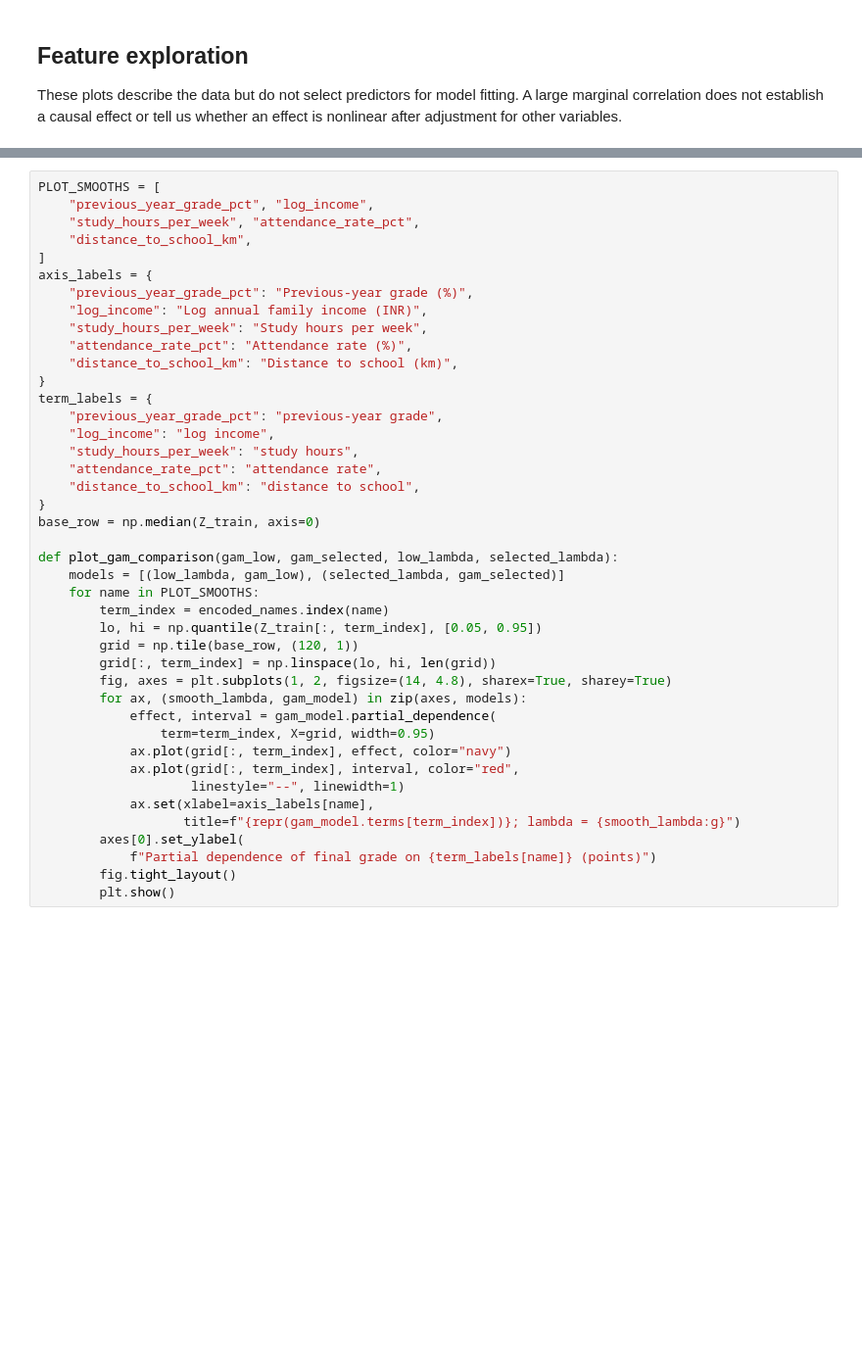
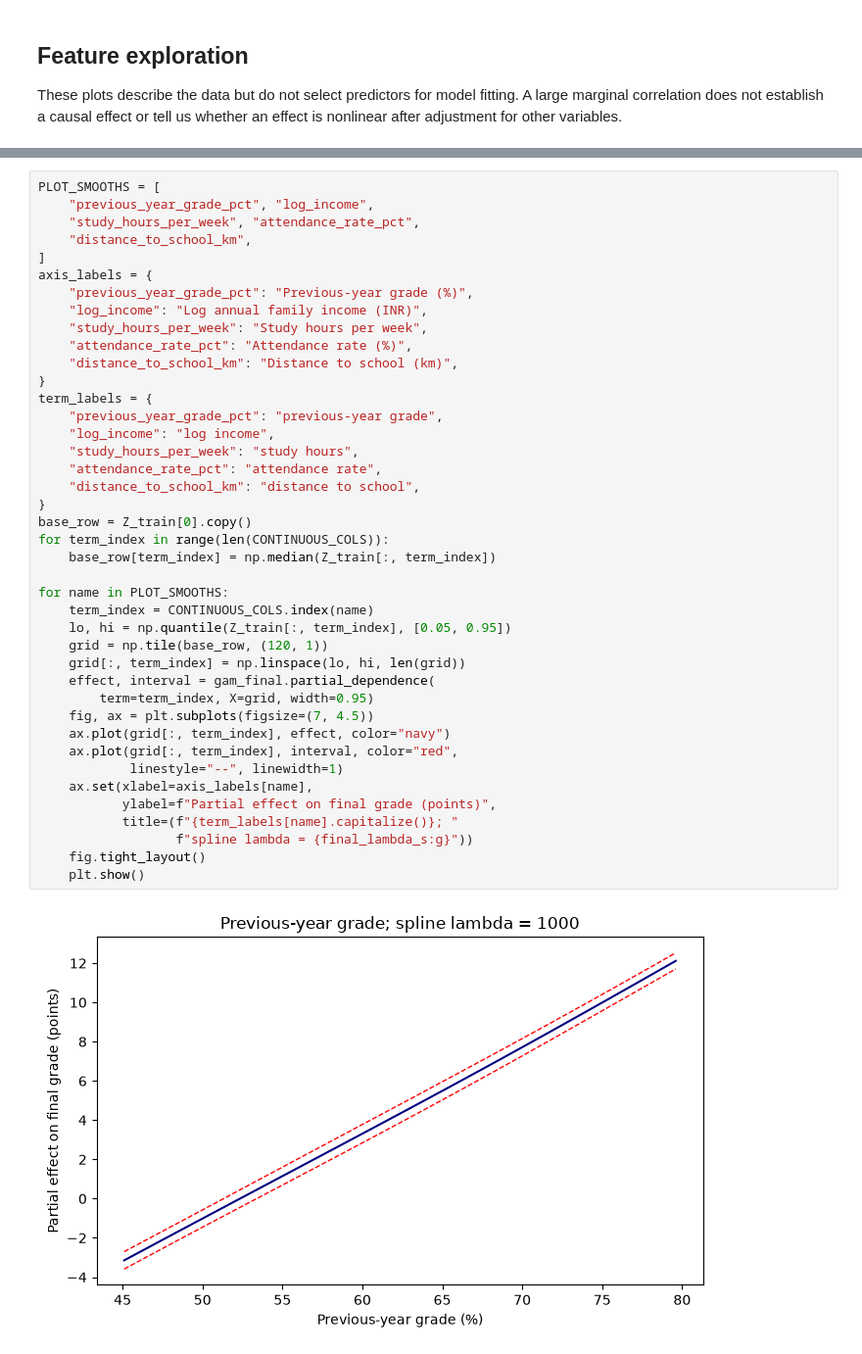
Before and after one commit to ZhangAnli/ST5227-Course-Project, a Jupyter notebook: Project-GAMs.ipynb, the cells around one changed output, grey strips where cells are left out. Shown at 98% size. Saved outputs shown, nothing was run; the diff lists cells and outputs as text; blank space fills up the shorter version.

```diff
--- a/Project-GAMs.ipynb
+++ b/Project-GAMs.ipynb
@@ -479,42 +522,43 @@ Each figure compares the finite GAM chosen from the original grid (lambda = 10,0
 # %%
 PLOT_SMOOTHS = [
     "previous_year_grade_pct", "log_income",
     "study_hours_per_week", "attendance_rate_pct",
     "distance_to_school_km",
 ]
 axis_labels = {
     "previous_year_grade_pct": "Previous-year grade (%)",
     "log_income": "Log annual family income (INR)",
     "study_hours_per_week": "Study hours per week",
     "attendance_rate_pct": "Attendance rate (%)",
     "distance_to_school_km": "Distance to school (km)",
 }
 term_labels = {
     "previous_year_grade_pct": "previous-year grade",
     "log_income": "log income",
     "study_hours_per_week": "study hours",
     "attendance_rate_pct": "attendance rate",
     "distance_to_school_km": "distance to school",
 }
-base_row = np.median(Z_train, axis=0)
+base_row = Z_train[0].copy()
+for term_index in range(len(CONTINUOUS_COLS)):
+    base_row[term_index] = np.median(Z_train[:, term_index])
 
-def plot_gam_comparison(gam_low, gam_selected, low_lambda, selected_lambda):
-    models = [(low_lambda, gam_low), (selected_lambda, gam_selected)]
-    for name in PLOT_SMOOTHS:
-        term_index = encoded_names.index(name)
-        lo, hi = np.quantile(Z_train[:, term_index], [0.05, 0.95])
-        grid = np.tile(base_row, (120, 1))
-        grid[:, term_index] = np.linspace(lo, hi, len(grid))
-        fig, axes = plt.subplots(1, 2, figsize=(14, 4.8), sharex=True, sharey=True)
-        for ax, (smooth_lambda, gam_model) in zip(axes, models):
-            effect, interval = gam_model.partial_dependence(
-                term=term_index, X=grid, width=0.95)
-            ax.plot(grid[:, term_index], effect, color="navy")
-            ax.plot(grid[:, term_index], interval, color="red",
-                    linestyle="--", linewidth=1)
-            ax.set(xlabel=axis_labels[name],
-                   title=f"{repr(gam_model.terms[term_index])}; lambda = {smooth_lambda:g}")
-        axes[0].set_ylabel(
-            f"Partial dependence of final grade on {term_labels[name]} (points)")
-        fig.tight_layout()
-        plt.show()
+for name in PLOT_SMOOTHS:
+    term_index = CONTINUOUS_COLS.index(name)
+    lo, hi = np.quantile(Z_train[:, term_index], [0.05, 0.95])
+    grid = np.tile(base_row, (120, 1))
+    grid[:, term_index] = np.linspace(lo, hi, len(grid))
+    effect, interval = gam_final.partial_dependence(
+        term=term_index, X=grid, width=0.95)
+    fig, ax = plt.subplots(figsize=(7, 4.5))
+    ax.plot(grid[:, term_index], effect, color="navy")
+    ax.plot(grid[:, term_index], interval, color="red",
+            linestyle="--", linewidth=1)
+    ax.set(xlabel=axis_labels[name],
+           ylabel=f"Partial effect on final grade (points)",
+           title=(f"{term_labels[name].capitalize()}; "
+                  f"spline lambda = {final_lambda_s:g}"))
+    fig.tight_layout()
+    plt.show()
+# %% [output]
+[figure, added]
```
Also changed, not shown: parts of 30 cells of this notebook, 1 other file.
